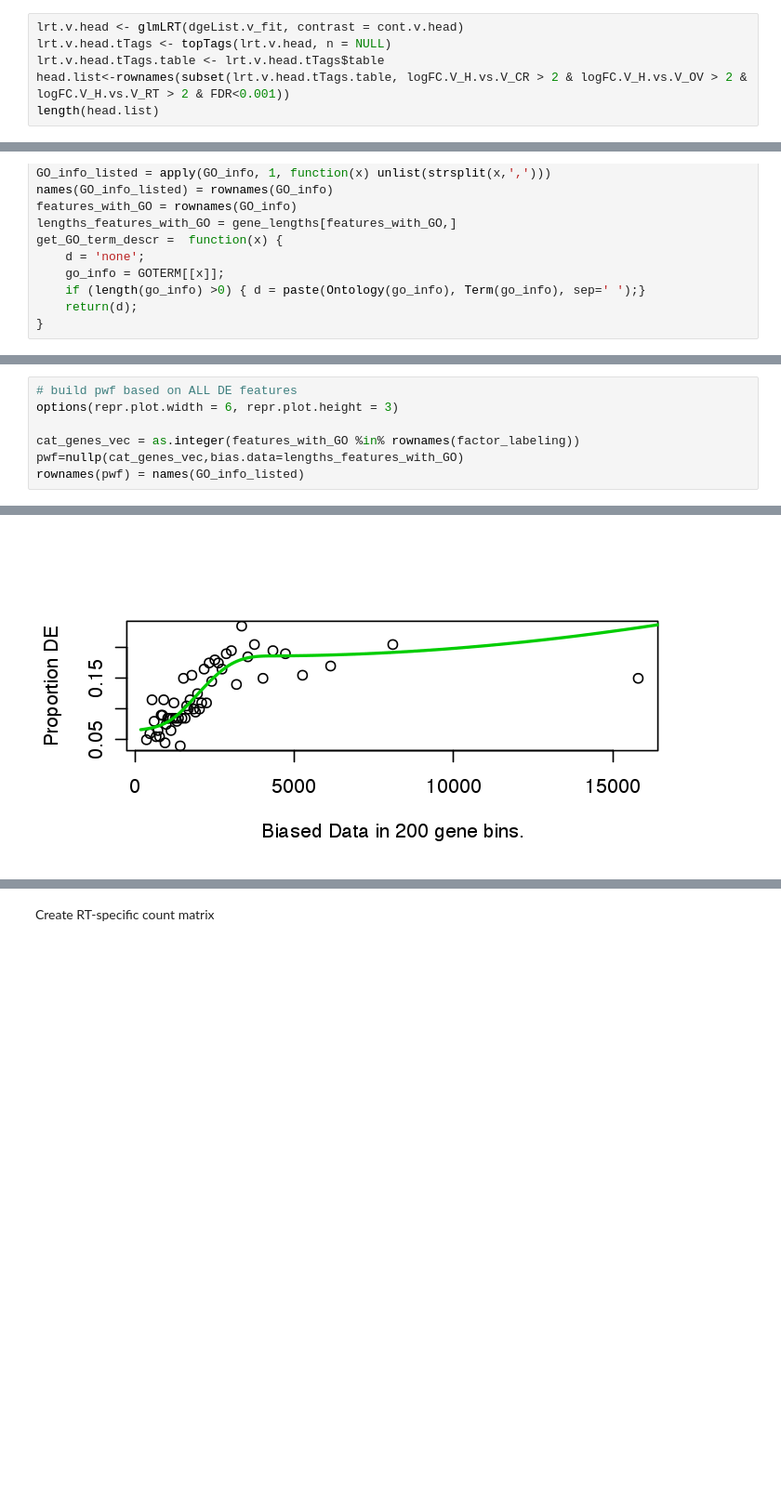
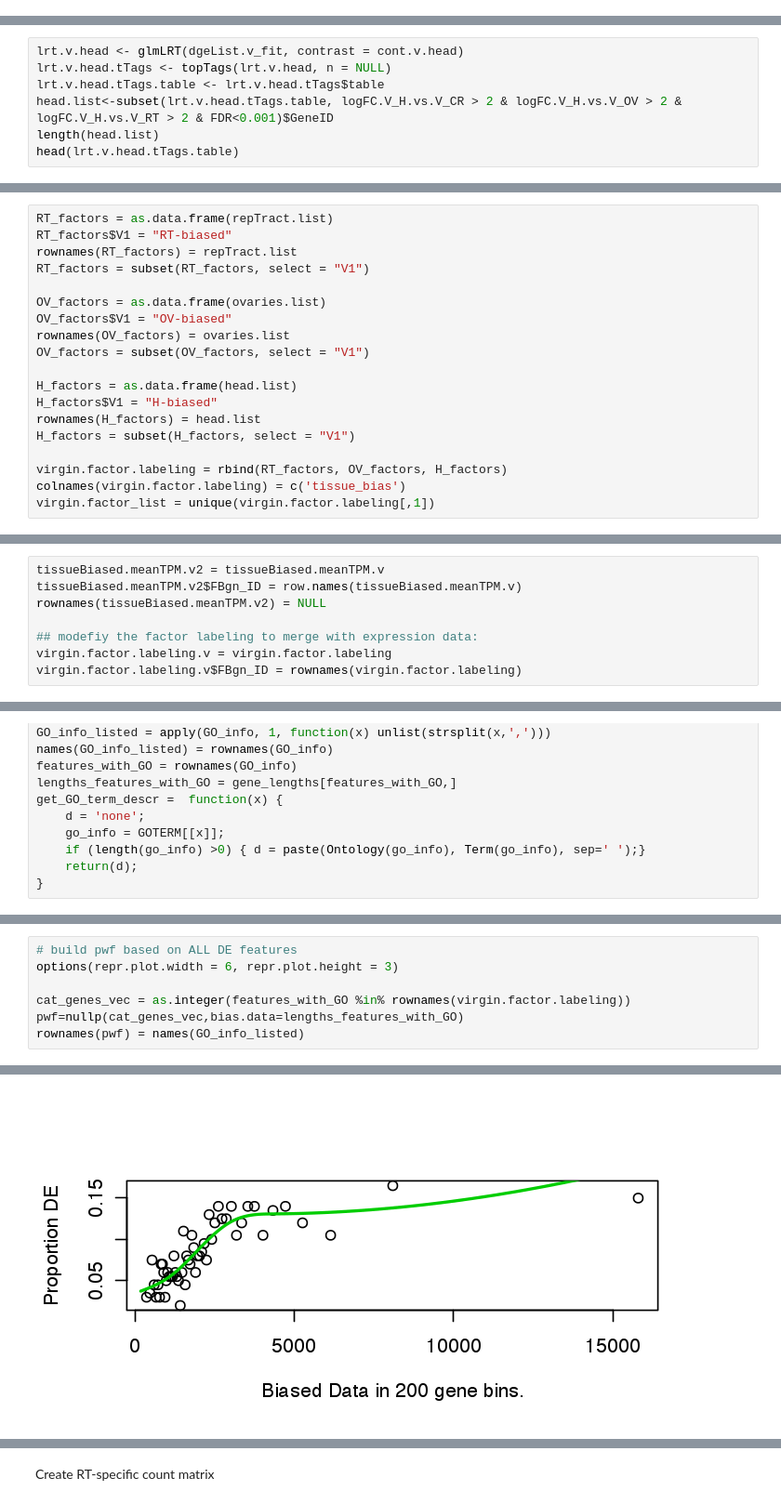
Before and after one commit to YazBraimah/DnovPmRNAseq, a Jupyter notebook: AnalysisPipeline.ipynb, the cells around one changed output, grey strips where cells are left out. Shown at 93% size. Drawn from its saved outputs; the diff is of its cells as text; blank space fills up the shorter version.

```diff
--- a/AnalysisPipeline.ipynb
+++ b/AnalysisPipeline.ipynb
@@ -606,8 +528,2 @@ length(ovaries.list)
 # %% [markdown]
 ##### Head:
-# %%
-lrt.v.head <- glmLRT(dgeList.v_fit, contrast = cont.v.head)
-lrt.v.head.tTags <- topTags(lrt.v.head, n = NULL)
-lrt.v.head.tTags.table <- lrt.v.head.tTags$table
-head.list<-rownames(subset(lrt.v.head.tTags.table, logFC.V_H.vs.V_CR > 2 & logFC.V_H.vs.V_OV > 2 & logFC.V_H.vs.V_RT > 2 & FDR<0.001))
-length(head.list)
@@ -836,0 +530,7 @@ Need gene length information and GO annotation files
+# %%
+lrt.v.head <- glmLRT(dgeList.v_fit, contrast = cont.v.head)
+lrt.v.head.tTags <- topTags(lrt.v.head, n = NULL)
+lrt.v.head.tTags.table <- lrt.v.head.tTags$table
+head.list<-subset(lrt.v.head.tTags.table, logFC.V_H.vs.V_CR > 2 & logFC.V_H.vs.V_OV > 2 & logFC.V_H.vs.V_RT > 2 & FDR<0.001)$GeneID
+length(head.list)
+head(lrt.v.head.tTags.table)
@@ -836,0 +548,19 @@ Need gene length information and GO annotation files
+# %%
+RT_factors = as.data.frame(repTract.list)
+RT_factors$V1 = "RT-biased"
+rownames(RT_factors) = repTract.list
+RT_factors = subset(RT_factors, select = "V1")
+
+OV_factors = as.data.frame(ovaries.list)
+OV_factors$V1 = "OV-biased"
+rownames(OV_factors) = ovaries.list
+OV_factors = subset(OV_factors, select = "V1")
+
+H_factors = as.data.frame(head.list)
+H_factors$V1 = "H-biased"
+rownames(H_factors) = head.list
+H_factors = subset(H_factors, select = "V1")
+
+virgin.factor.labeling = rbind(RT_factors, OV_factors, H_factors)
+colnames(virgin.factor.labeling) = c('tissue_bias')
+virgin.factor_list = unique(virgin.factor.labeling[,1])
@@ -836,0 +641,8 @@ Need gene length information and GO annotation files
+# %%
+tissueBiased.meanTPM.v2 = tissueBiased.meanTPM.v
+tissueBiased.meanTPM.v2$FBgn_ID = row.names(tissueBiased.meanTPM.v)
+rownames(tissueBiased.meanTPM.v2) = NULL
+
+## modefiy the factor labeling to merge with expression data:
+virgin.factor.labeling.v = virgin.factor.labeling
+virgin.factor.labeling.v$FBgn_ID = rownames(virgin.factor.labeling)
@@ -872,11 +693,11 @@ factor_list = unique(factor_labeling[,1])
 # %%
 # build pwf based on ALL DE features
 options(repr.plot.width = 6, repr.plot.height = 3)
 
-cat_genes_vec = as.integer(features_with_GO %in% rownames(factor_labeling))
+cat_genes_vec = as.integer(features_with_GO %in% rownames(virgin.factor.labeling))
 pwf=nullp(cat_genes_vec,bias.data=lengths_features_with_GO)
 rownames(pwf) = names(GO_info_listed)
 # %% [output]
 Warning message in pcls(G):
 "initial point very close to some inequality constraints"
-[figure, old version]
+[figure, new version]
```
Also changed, not shown: parts of 135 cells of this notebook, 1 other file.
